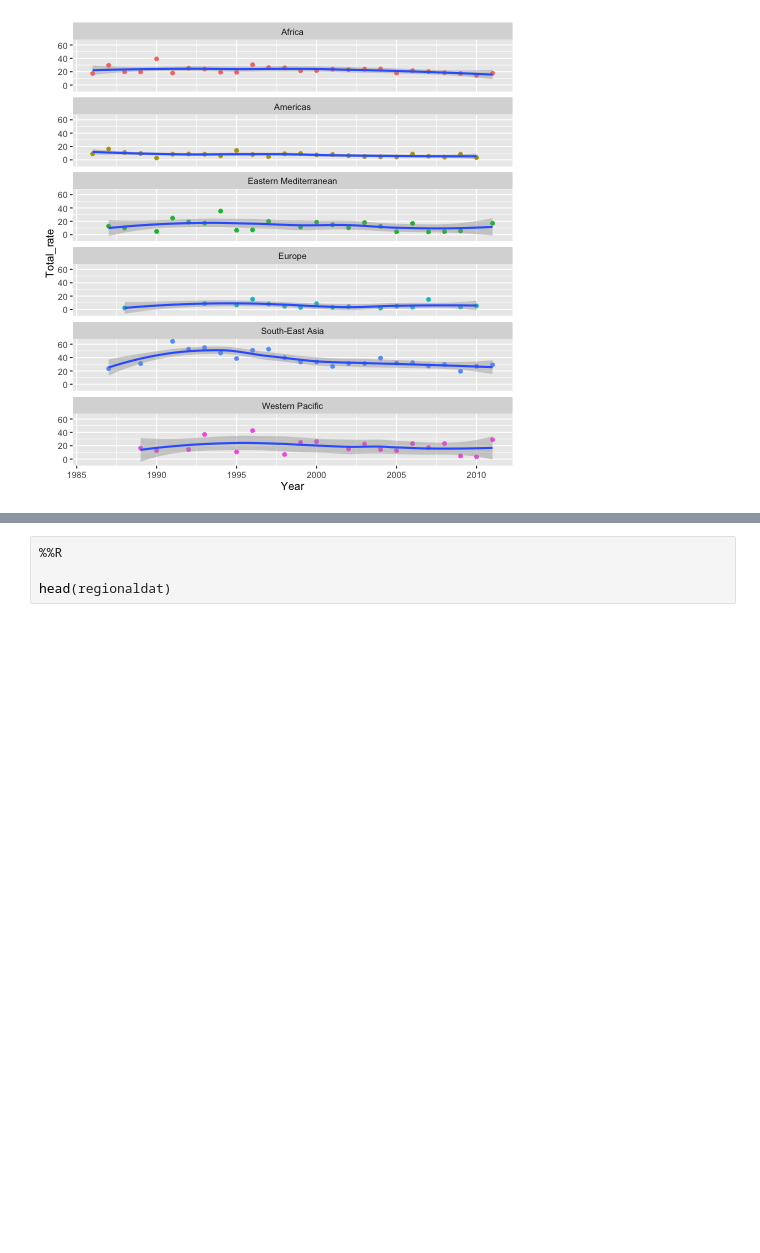
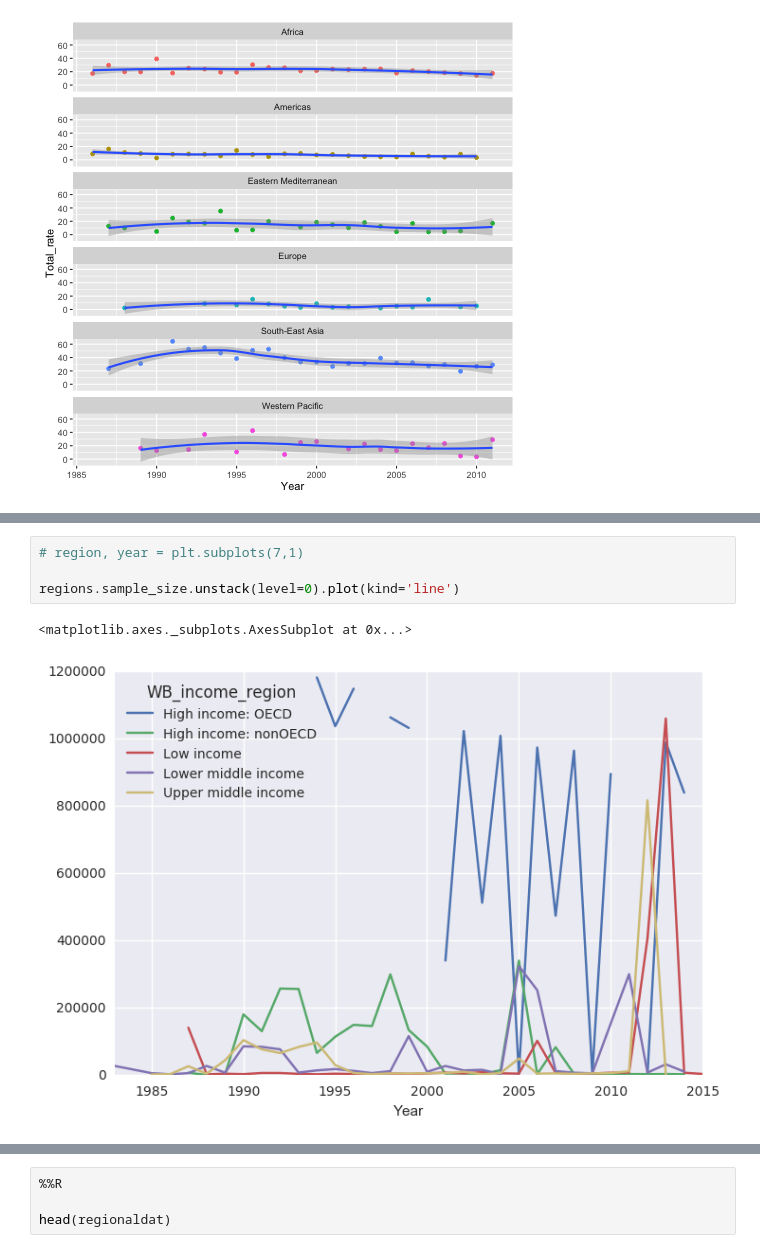
Before and after one commit to Apeder/Global_Stunting_Visualization, a Jupyter notebook: Data/Raw_Data_Cleaning/Data_Acquisition_Cleaning.ipynb, the cells around one changed output, grey strips where cells are left out. Saved outputs shown, nothing was run; the diff lists cells and outputs as text; blank space fills up the shorter version.

```diff
--- a/Data/Raw_Data_Cleaning/Data_Acquisition_Cleaning.ipynb
+++ b/Data/Raw_Data_Cleaning/Data_Acquisition_Cleaning.ipynb
@@ -227,0 +319,7 @@ mean_regional_stunting.head()
+# %%
+# region, year = plt.subplots(7,1)
+
+regions.sample_size.unstack(level=0).plot(kind='line')
+# %% [output]
+<matplotlib.axes._subplots.AxesSubplot at 0x...>
+[figure, added]
```
Also changed, not shown: parts of 28 cells of this notebook.
